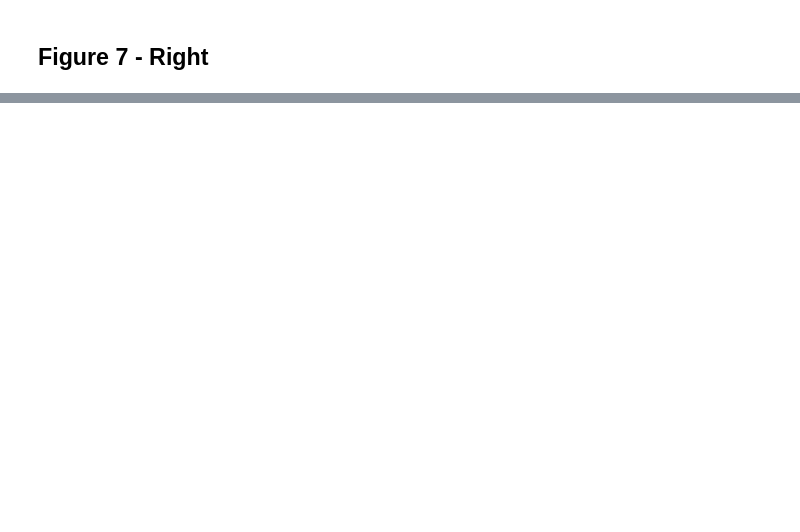
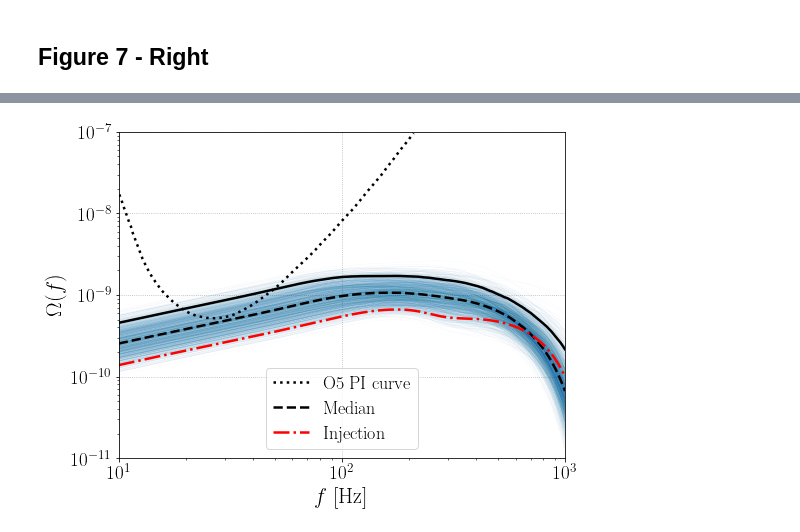
Before and after one commit to kevinturbang/bbh_gwb_time_delay_inference, a Jupyter notebook: figures/reproduce_figure_7.ipynb, the cells around one changed output, grey strips where cells are left out. Drawn from its saved outputs; the diff is of its cells as text; code cells hidden in the pictures; blank space fills up the shorter version.

```diff
--- a/figures/reproduce_figure_7.ipynb
+++ b/figures/reproduce_figure_7.ipynb
@@ -117,0 +171,36 @@ plt.ylabel('$\Omega(f)$', fontsize=22)
+# %%
+p_omega_array_undet_MD = np.zeros((nTraces,freqs.shape[0]))
+for ii in range(nTraces):
+    p_omega_array_undet_MD[ii,:] = omega_array_undet_MD[ii]
+# %%
+omega_f_undet = np.load("../mock_gwb_O5/Omega_undetectable_O5_MD.npy")
+freqs_file_undet = np.load("../mock_gwb_O5/freqs_undetectable_O5.npy")
+# %%
+freqs_PI_O5 = np.array([])
+omega_PI_O5 = np.array([])
+
+with open('../input/O5_PI_curve.csv') as csv_file:
+    csv_reader = csv.reader(csv_file, delimiter=' ')
+    line_count = 0
+    for row in csv_reader:
+        freqs_PI_O5 = np.append(freqs_PI_O5,float(row[0]))
+        omega_PI_O5 = np.append(omega_PI_O5,float(row[1]))
+        line_count += 1
+# %%
+for ii in range(nTraces):
+    plt.loglog(freqs, omega_array_undet_MD[ii],color=my_palette[0],lw=0.15,alpha=0.1)
+plt.loglog(freqs,np.quantile(p_omega_array_undet_MD,0.95,axis=0),color='k',lw=2.5, alpha=1)
+plt.loglog(freqs_PI_O5, omega_PI_O5, ls='dotted', c='k', lw=2.5, label="O5 PI curve")
+plt.loglog(freqs,np.median(p_omega_array_undet_MD,axis=0),color='k', ls='dashed', lw=2.5, alpha=1, label="Median")
+plt.loglog(freqs_file_undet, omega_f_undet, ls='dashdot', c='r', lw=2.5, label="Injection")
+plt.xlabel("$f$ [Hz]", fontsize=22)
+plt.ylim(1e-11,1e-7)
+plt.xlim(10,1000)
+plt.ylabel("$\Omega(f)$", fontsize=22)
+plt.legend(fontsize = 18)
+plt.xticks(fontsize=19)
+plt.yticks(fontsize=19)
+plt.grid(visible=True, ls='dotted')
+plt.savefig("OmegaO5undetectable.pdf",dpi=500,bbox_inches='tight')
+# %% [output]
+[figure, added]
```
Also changed, not shown: parts of 15 cells of this notebook, 10 other files.
